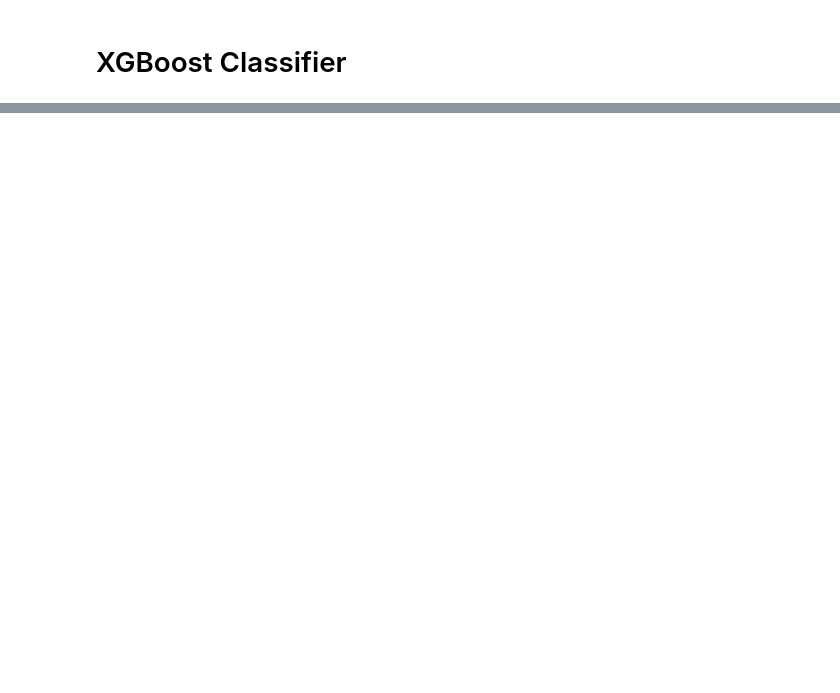
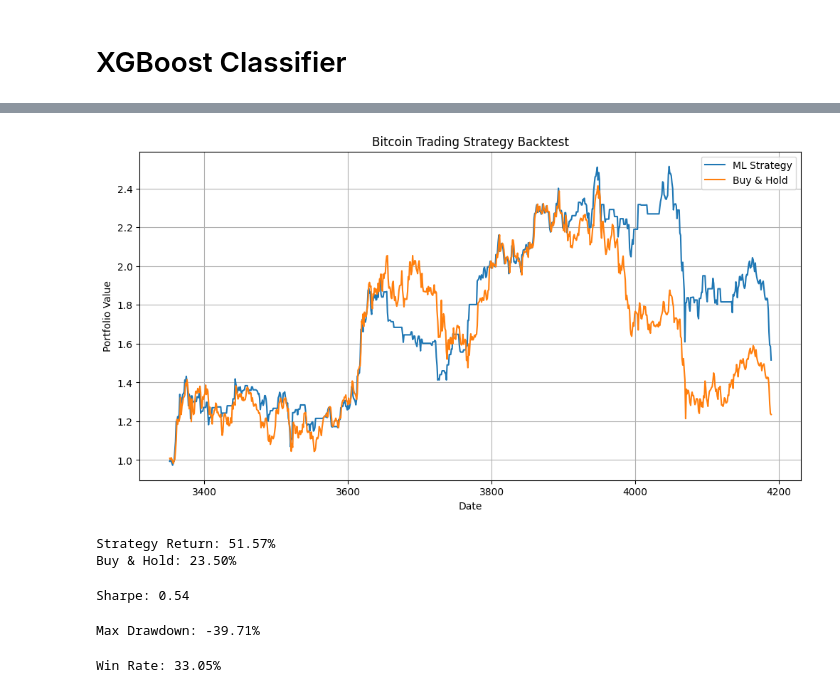
Before and after one commit to mugdhajha/Bitcoin-market-analysis, a Jupyter notebook: notebooks/modeling.ipynb, the cells around one changed output, grey strips where cells are left out. Saved outputs shown, nothing was run; the diff lists cells and outputs as text; code cells hidden in the pictures; blank space fills up the shorter version.

Commit message:
Incuded walk-forward backtesting

```diff
--- a/notebooks/modeling.ipynb
+++ b/notebooks/modeling.ipynb
@@ -330,0 +335,13 @@ importance_df
+# %%
+backtest["Forward_Return"] = df.loc[
+    X_test.index,
+    "Forward_Return"
+]
+# %%
+backtest["Strategy_Return"]=(backtest["Prediction"]*backtest["Forward_Return"])
+backtest["BuyHold_return"]=backtest["Daily_return"]
+# %%
+backtest = backtest.dropna()
+# %%
+backtest["Strategy_cummulative"]=(1+backtest["Strategy_Return"]).cumprod()
+backtest["BuyHold_cummulative"]=(1+backtest["BuyHold_return"]).cumprod()
@@ -330,0 +362,65 @@ importance_df
+# %%
+plt.figure(figsize=(12,6))
+plt.plot(backtest.index,backtest["Strategy_cummulative"],label="ML Strategy")
+plt.plot(backtest.index,backtest["BuyHold_cummulative"],label="Buy & Hold")
+plt.title("Bitcoin Trading Strategy Backtest")
+plt.xlabel("Date")
+plt.ylabel("Portfolio Value")
+plt.legend()
+plt.grid(True)
+plt.savefig(
+    "../figures/strategy_backtest.png",
+    dpi=300,
+    bbox_inches="tight"
+)
+plt.show()
+# %% [output]
+[figure, added]
+# %%
+strategy_return = (
+    backtest["Strategy_cummulative"].iloc[-1] - 1
+)
+
+buyhold_return = (
+    backtest["BuyHold_cummulative"].iloc[-1] - 1
+)
+
+print("Strategy Return:", f"{strategy_return:.2%}")
+print("Buy & Hold:", f"{buyhold_return:.2%}")
+# %% [output]
+Strategy Return: 51.57%
+Buy & Hold: 23.50%
+# %%
+sharpe = (
+    np.sqrt(252)
+    * backtest["Strategy_Return"].mean()
+    / backtest["Strategy_Return"].std()
+)
+
+print("Sharpe:", round(sharpe, 2))
+# %% [output]
+Sharpe: 0.54
+# %%
+rolling_max = (
+    backtest["Strategy_cummulative"]
+    .cummax()
+)
+
+drawdown = (
+    backtest["Strategy_cummulative"]
+    - rolling_max
+) / rolling_max
+
+max_drawdown = drawdown.min()
+
+print("Max Drawdown:", f"{max_drawdown:.2%}")
+# %% [output]
+Max Drawdown: -39.71%
+# %%
+win_rate = (
+    backtest["Strategy_Return"] > 0
+).mean()
+
+print("Win Rate:", f"{win_rate:.2%}")
+# %% [output]
+Win Rate: 33.05%
```
Also changed, not shown: parts of 17 cells of this notebook, 3 other files.
